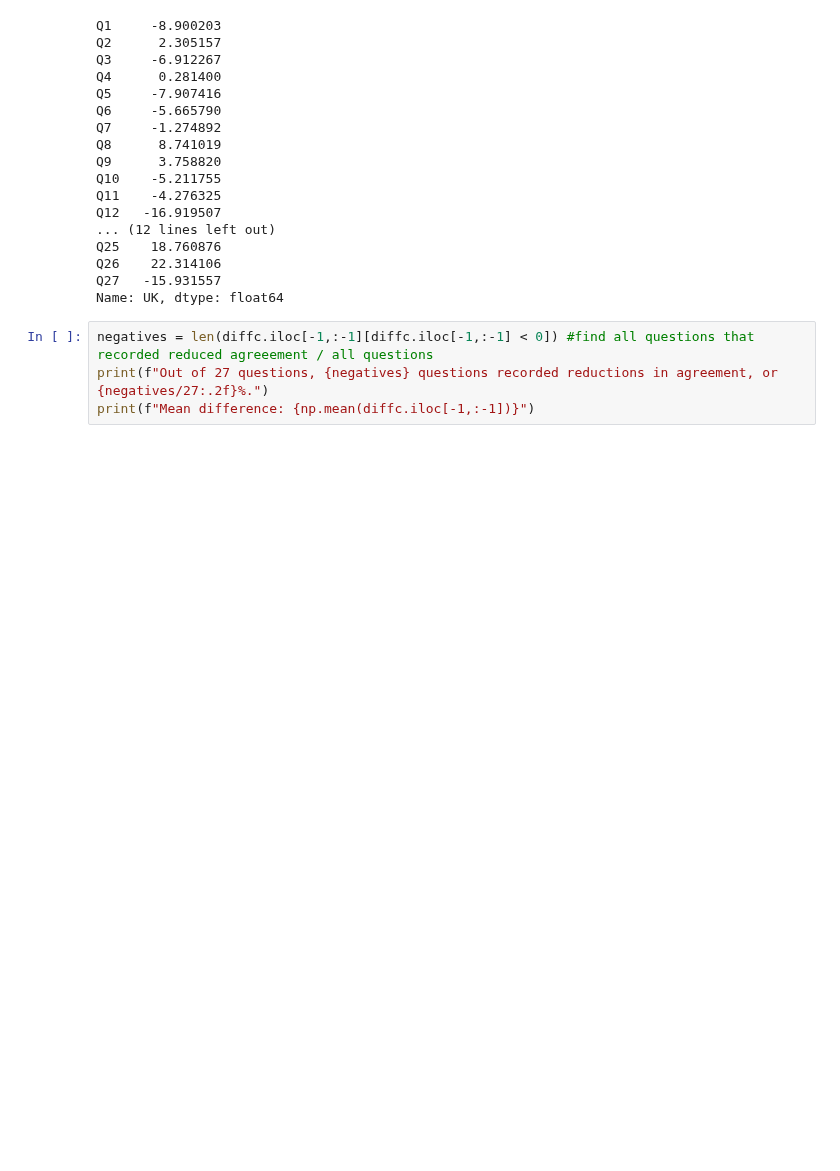
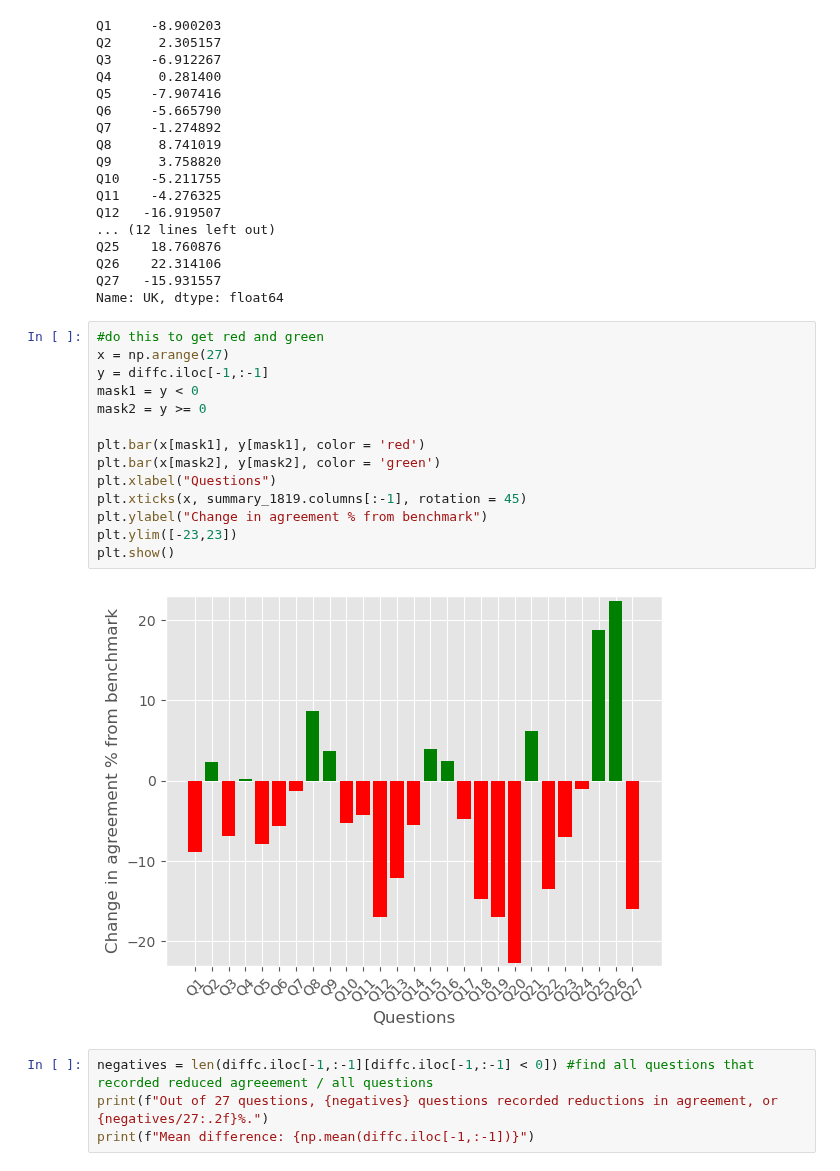
Before and after one commit to szelesaron/dissertation-code, a Jupyter notebook: EDA.ipynb, the cells around one changed output. Saved outputs shown, nothing was run; the diff lists cells and outputs as text; blank space fills up the shorter version.

```diff
--- a/EDA.ipynb
+++ b/EDA.ipynb
@@ -182,6 +182,22 @@ Q25    18.760876
 Q26    22.314106
 Q27   -15.931557
 Name: UK, dtype: float64
+# %%
+#do this to get red and green
+x = np.arange(27)
+y = diffc.iloc[-1,:-1]
+mask1 = y < 0
+mask2 = y >= 0
+
+plt.bar(x[mask1], y[mask1], color = 'red')
+plt.bar(x[mask2], y[mask2], color = 'green')
+plt.xlabel("Questions")
+plt.xticks(x, summary_1819.columns[:-1], rotation = 45)
+plt.ylabel("Change in agreement % from benchmark")
+plt.ylim([-23,23])
+plt.show()
+# %% [output]
+[figure, added]
 # %%
 negatives = len(diffc.iloc[-1,:-1][diffc.iloc[-1,:-1] < 0]) #find all questions that recorded reduced agreeement / all questions
 print(f"Out of 27 questions, {negatives} questions recorded reductions in agreement, or {negatives/27:.2f}%.")
```
Also changed, not shown: parts of 9 cells of this notebook.
